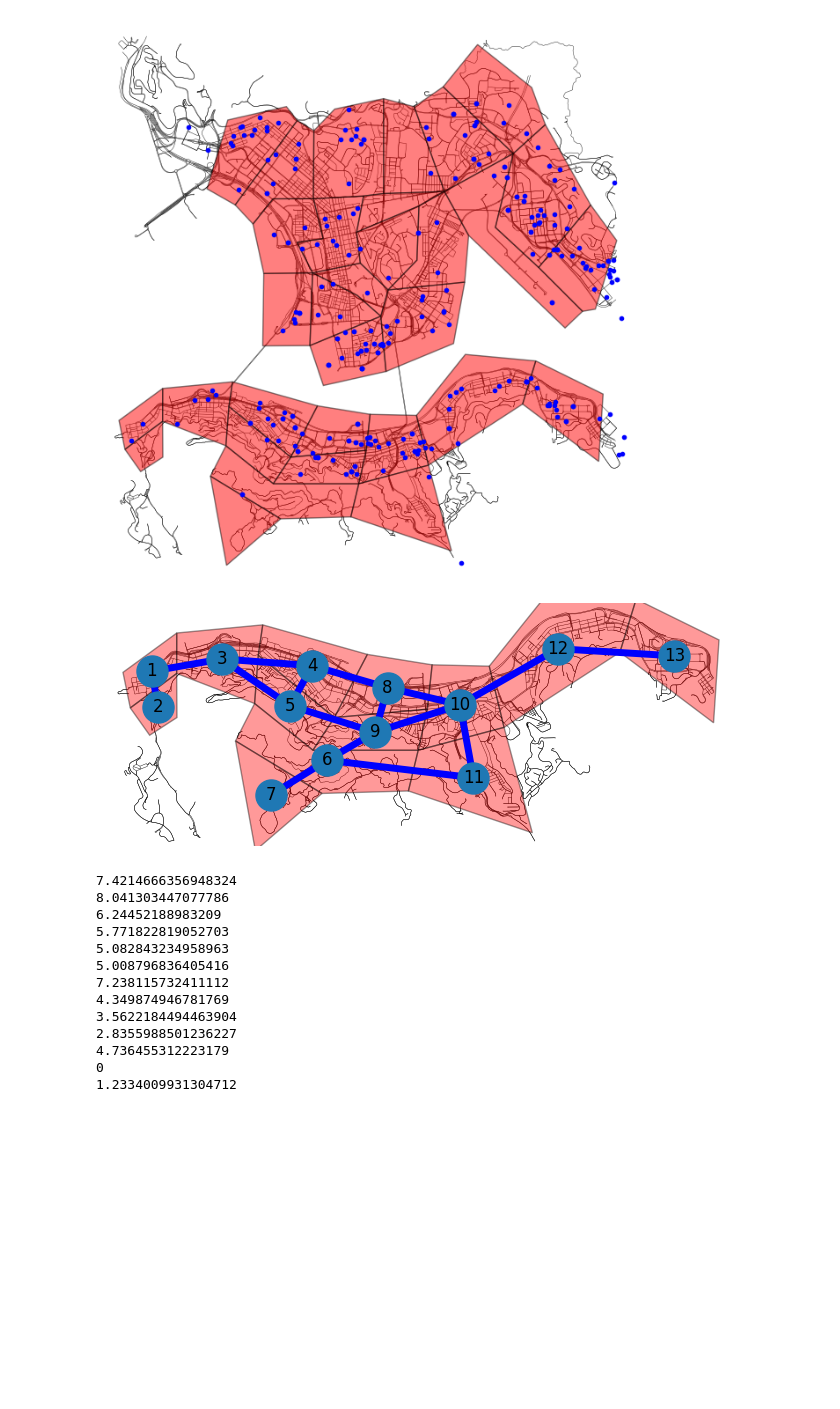
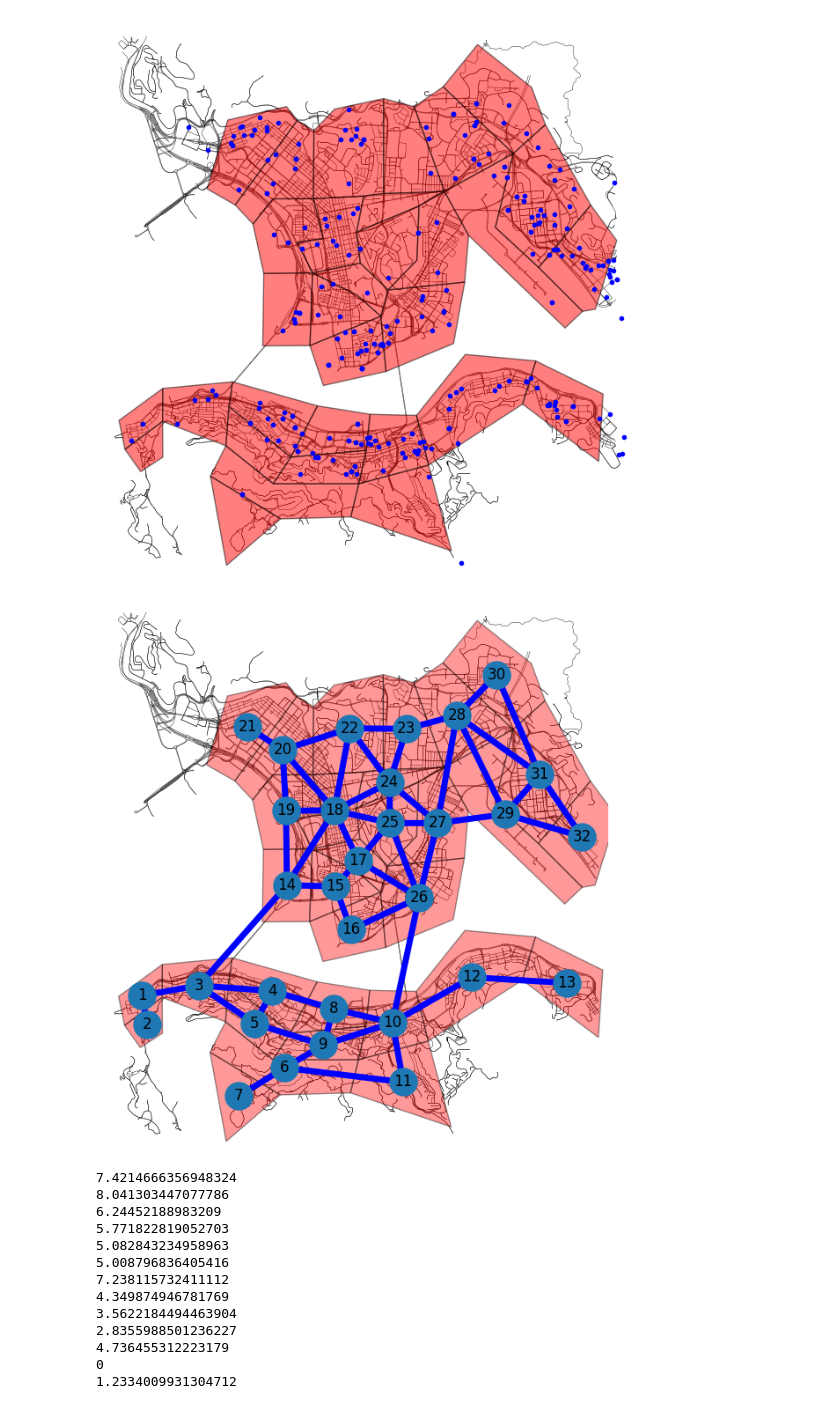
Before and after one commit to khzhang2/HK_region_partition, a Jupyter notebook: HK_region_partition_HKI_KL.ipynb, the cells around one changed output. Cells and saved outputs as stored; diff of their text form; code cells hidden in the pictures; blank space fills up the shorter version.

```diff
--- a/HK_region_partition_HKI_KL.ipynb
+++ b/HK_region_partition_HKI_KL.ipynb
@@ -15,7 +15,7 @@ import ipdb
 # hk island: 22.296438, 22.258178, 114.222375, 114.124862,
 # hk island and kowloon: 22.356940238218694, 22.258178, 114.2259475, 114.124862,
 G_hk = ox.graph.graph_from_bbox(
-    22.296438, 22.258178, 114.222375, 114.124862,
+    22.356940238218694, 22.258178, 114.222375, 114.124862,
     network_type='drive',
     retain_all=False,
     truncate_by_edge=False,
@@ -248,31 +248,31 @@ for j in EV_charger_spots_data.index:
 G = nx.Graph()
 
 # hk and kowloon
-# G.add_nodes_from(poly['polygon'])
-# G.add_weighted_edges_from(edges.iloc[:, 1:].to_numpy())
+G.add_nodes_from(poly['polygon'])
+G.add_weighted_edges_from(edges.iloc[:, 1:].to_numpy())
 
 # hk only
-G.add_nodes_from(poly['polygon'].loc[:12])
-G.add_weighted_edges_from(edges.iloc[:16, 1:].to_numpy())
+# G.add_nodes_from(poly['polygon'].loc[:12])
+# G.add_weighted_edges_from(edges.iloc[:16, 1:].to_numpy())
 
 pos = dict(zip(poly['polygon'].to_numpy(), poly[['centroid_x', 'centroid_y']].to_numpy()))
 # %%
 fig, ax = ox.plot.plot_graph(G_hk, node_size=0, bgcolor='w', edge_color='k', edge_linewidth=.3, save=0, show=False, close=False)
 
 # hk and kowloon
-# geoms = shapely.geometry.MultiPolygon(list(poly['Polygon Geometry'])[:])
+geoms = shapely.geometry.MultiPolygon(list(poly['Polygon Geometry'])[:])
 
 # hk only
-geoms = shapely.geometry.MultiPolygon(list(poly['Polygon Geometry'].loc[:12])[:])
+# geoms = shapely.geometry.MultiPolygon(list(poly['Polygon Geometry'].loc[:12])[:])
 
 for geom in geoms.geoms:
     xs, ys = geom.exterior.xy
     ax.fill(xs, ys, alpha=0.4, fc='r', ec='k')
 nx.draw_networkx(G, pos=pos, node_size=500, ax=ax, edge_color='b', width=5)
 
 fig.savefig('partition_result.pdf', format='pdf')
 # %% [output]
-[figure, old version]
+[figure, new version]
 # %%
 for i in range(1, 14):
     print(nx.dijkstra_path_length(G, 12, i))
```
Also changed, not shown: parts of 3 cells of this notebook, 2 other files.
